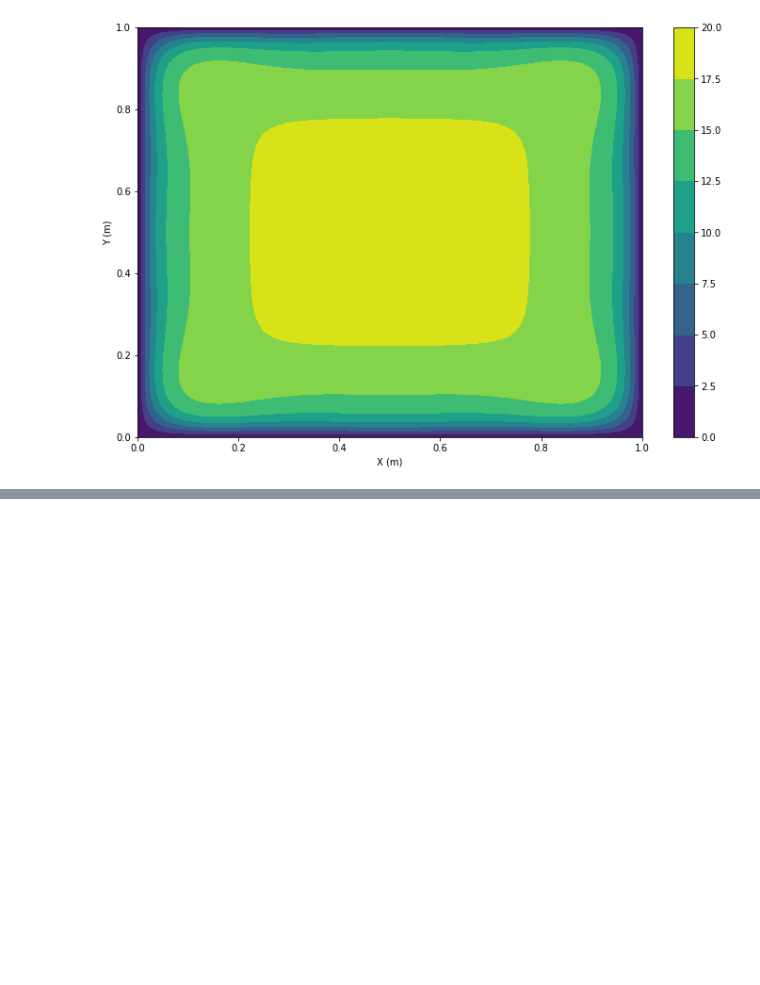
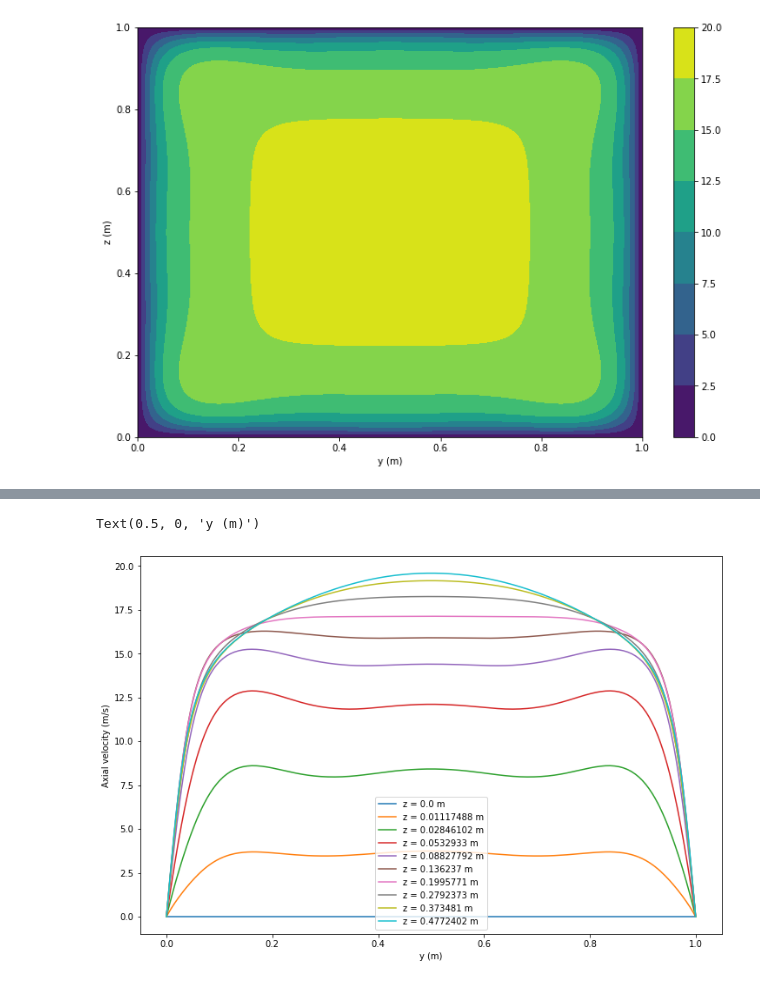
Before and after one commit to delphiiii/CFD-CW2, a Jupyter notebook: read_DNS_data.ipynb, the cells around one changed output, grey strips where cells are left out. Saved outputs shown, nothing was run; the diff lists cells and outputs as text; code cells hidden in the pictures; blank space fills up the shorter version.

```diff
--- a/read_DNS_data.ipynb
+++ b/read_DNS_data.ipynb
@@ -15,17 +14,18 @@ os.chdir('/content/drive/MyDrive/CFD CW2')
 # %%
-fpath = 'DuctFlow/YZsections/Re300/DuctFlow_Re300_YZ.dat'
-
 def read_yz_sections(fpath):
     df = pd.read_csv(fpath, delimiter=' ').reset_index()
     df.columns = ['y'] + list(df.iloc[0][1:])
     df = df.drop([0, 1], axis=0).reset_index(drop=True).astype('float')
     return df
 
-df = read_yz_sections(fpath)
-plt.figure(figsize=(12, 8))
-plt.tricontourf(df['y'], df['z'], df['<u>'])  # x-axis, y-axis and axial velocity
-plt.xlabel('X (m)')
-plt.ylabel('Y (m)')
+re_number = 300
+section_data_fpath = f'DuctFlow/YZsections/Re300/DuctFlow_Re{re_number}_YZ.dat'
+
+section_data = read_yz_sections(section_data_fpath)
+plt.figure(figsize=figure_size)
+plt.tricontourf(section_data['y'], section_data['z'], section_data['<u>'])
+plt.xlabel('y (m)')
+plt.ylabel('z (m)')
 plt.colorbar()
 # %% [output]
 <matplotlib.colorbar.Colorbar at 0x...>
@@ -53,0 +73,17 @@ Text(0.5, 0, 'y (m)')
+# %%
+# try to find velocity from section data: should agree with plot above
+
+section_zs = section_data.z.unique()
+
+plt.figure(figsize=(12, 8))
+
+for z in section_zs[:len(section_zs)//2:7]:
+    data = section_data[section_data['z'] == z]
+    plt.plot(data['y'].values, data['<u>'].values, label=f'z = {data["z"].values[0]} m')
+
+plt.legend()
+plt.ylabel('Axial velocity (m/s)')
+plt.xlabel('y (m)')
+# %% [output]
+Text(0.5, 0, 'y (m)')
+[figure, added]
```
Also changed, not shown: parts of 9 cells of this notebook, 5 other files.
